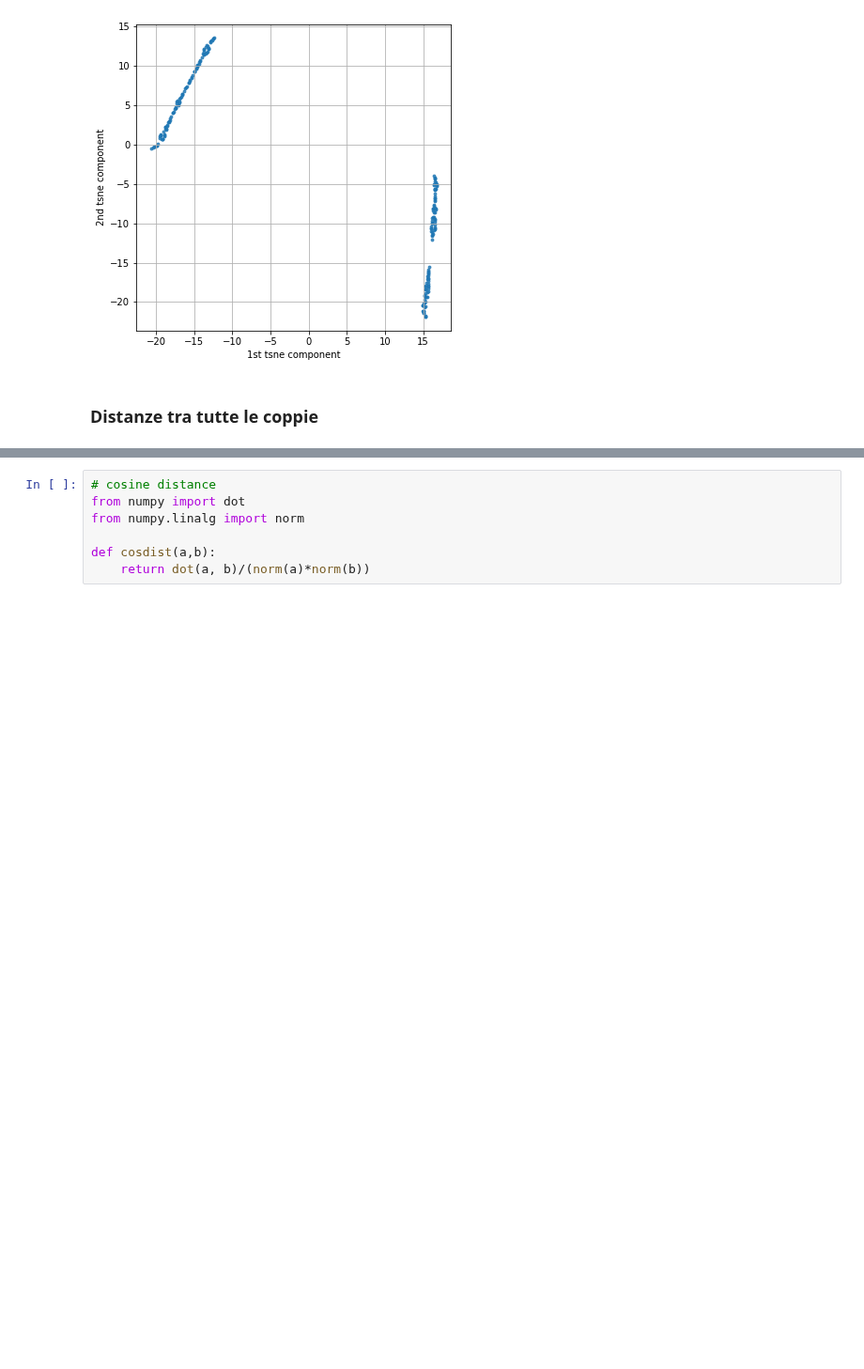
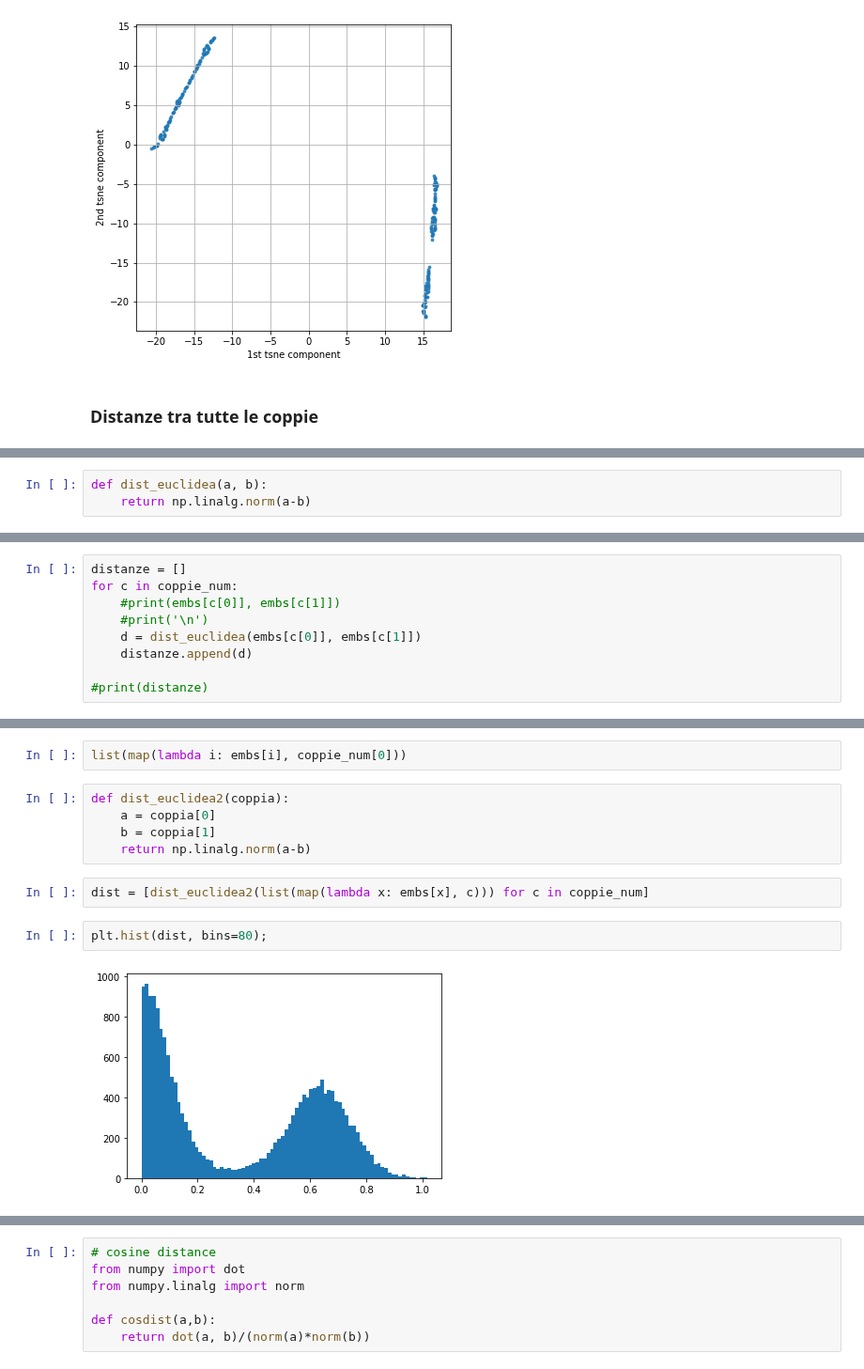
Before and after one commit to dandarm/Embednet, a Jupyter notebook: GNN_training_2.ipynb, the cells around one changed output, grey strips where cells are left out. Shown at 94% size. Cells and saved outputs as stored; diff of their text form; blank space fills up the shorter version.

```diff
--- a/GNN_training_2.ipynb
+++ b/GNN_training_2.ipynb
@@ -280,0 +294,3 @@ list(map(lambda x: embeddings[x], coppie_num[0]))
+# %%
+def dist_euclidea(a, b):
+    return np.linalg.norm(a-b)
@@ -280,0 +308,9 @@ list(map(lambda x: embeddings[x], coppie_num[0]))
+# %%
+distanze = []
+for c in coppie_num:
+    #print(embs[c[0]], embs[c[1]])
+    #print('\n')
+    d = dist_euclidea(embs[c[0]], embs[c[1]])
+    distanze.append(d)
+
+#print(distanze)
@@ -280,0 +326,13 @@ list(map(lambda x: embeddings[x], coppie_num[0]))
+# %%
+list(map(lambda i: embs[i], coppie_num[0]))
+# %%
+def dist_euclidea2(coppia):
+    a = coppia[0]
+    b = coppia[1]
+    return np.linalg.norm(a-b)
+# %%
+dist = [dist_euclidea2(list(map(lambda x: embs[x], c))) for c in coppie_num]
+# %%
+plt.hist(dist, bins=80);
+# %% [output]
+[figure, added]
```
Also changed, not shown: parts of 19 cells of this notebook, 10 other files.
